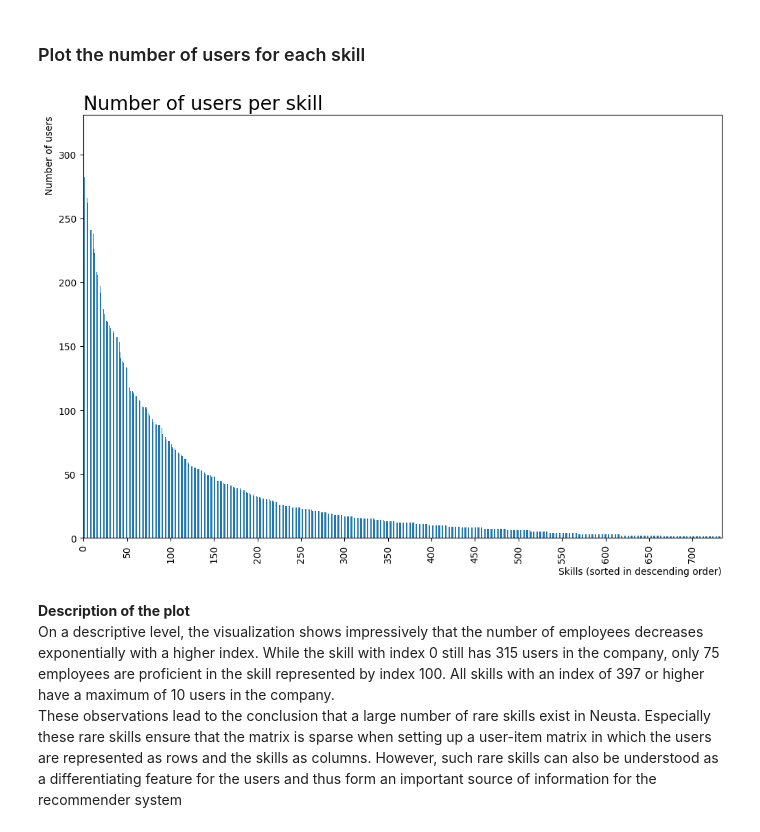
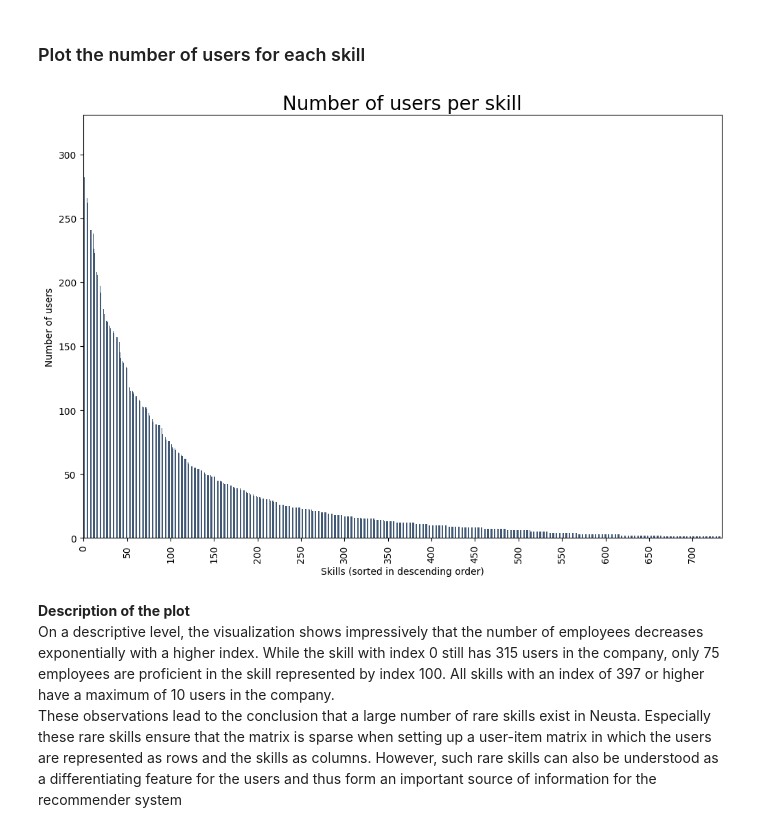
Before and after one commit to maximizer36/DS_AP, a Jupyter notebook: AP_descriptive_analysis.ipynb, the cells around one changed output. Cells and saved outputs as stored; diff of their text form; code cells hidden in the pictures.

```diff
--- a/AP_descriptive_analysis.ipynb
+++ b/AP_descriptive_analysis.ipynb
@@ -109,28 +109,28 @@ df_value_counts[(df_value_counts.number_of_users == 10)]
 ### Plot the number of users for each skill
 # %%
 plt.figure(figsize=(12, 8))
-ax = df_value_counts.number_of_users.plot(kind="bar")
+ax = df_value_counts.number_of_users.plot(kind="bar",color="#112e51",alpha=0.8)
 
 ##########
 # Set the indexes as x labels
 ##########
 ax.set_xticklabels(df_value_counts.index)
 
 ##########
 # Set the x ticks
 ##########
 ax.set_xticks(np.arange(0,750,50).tolist())
 
 ##########
 # Set the titles
 ##########
-ax.set_title("Number of users per skill", fontsize=20,loc = 'left')
-ax.set_xlabel("Skills (sorted in descending order)", fontsize=10,loc='right')
-ax.set_ylabel("Number of users", fontsize=10,loc = 'top')
+ax.set_title("Number of users per skill", fontsize=20)
+ax.set_xlabel("Skills (sorted in descending order)", fontsize=10)
+ax.set_ylabel("Number of users", fontsize=10)
 #plt.savefig("plots/number_of_users_per_skill.png")
 plt.show()
 # %% [output]
-[figure, old version]
+[figure, new version]
 # %% [markdown]
 **Description of the plot** <br>
 On a descriptive level, the visualization shows impressively that the number of employees decreases exponentially with a higher index. While the skill with index 0 still has 315 users in the company, only 75 employees are proficient in the skill represented by index 100. All skills with an index of 397 or higher have a maximum of 10 users in the company.<br>
```
Also changed, not shown: parts of 7 cells of this notebook, 20 other files.
